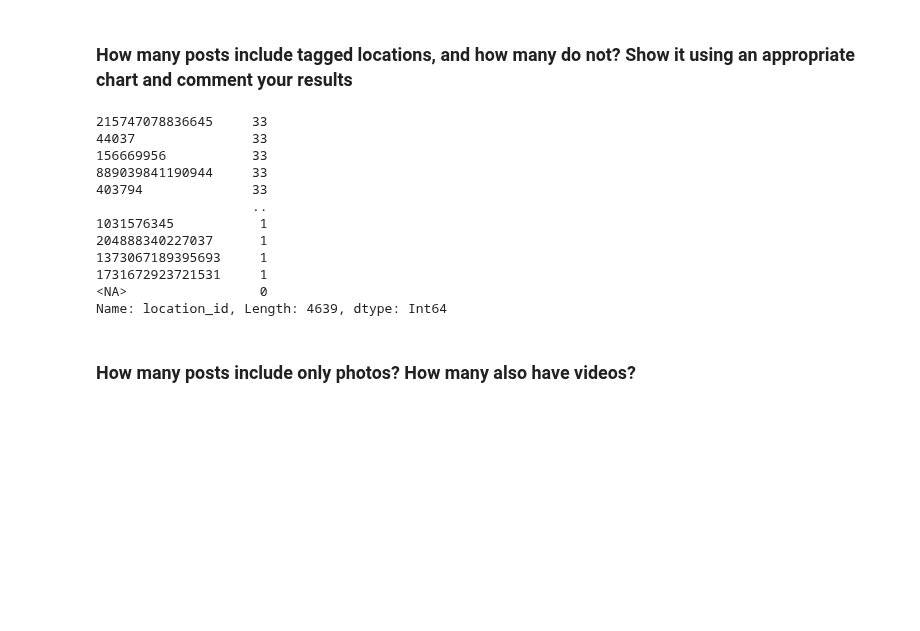
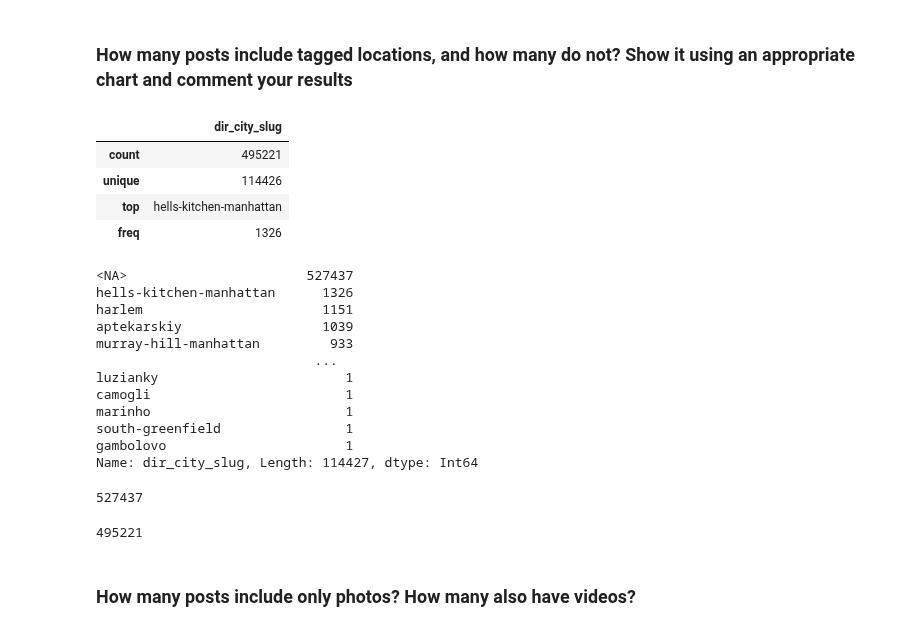
Before and after one commit to Prot10/ADM_HW_2, a Jupyter notebook: adm-carolina.ipynb, the cells around one changed output. Drawn from its saved outputs; the diff is of its cells as text; code cells hidden in the pictures; blank space fills up the shorter version.

```diff
--- a/adm-carolina.ipynb
+++ b/adm-carolina.ipynb
@@ -298,22 +298,43 @@ This is the post with the least number of comments in our chunk of data, but as
 ### How many posts include tagged locations, and how many do not? Show it using an appropriate chart and comment your results
 # %%
 d_loc = locations.col(["sid", "id", "name", "city", "cd", "dir_city_name", "dir_city_slug"])
+# %%
+d_loc[["dir_city_slug"]].describe()
+# %% [output]
+|  | dir_city_slug |
+| count | 495221 |
+| unique | 114426 |
+| top | hells-kitchen-manhattan |
+| freq | 1326 |
 # %%
-post_loc = d_posts["location_id"].value_counts(dropna=False)
+#divisi per locations
+post_loc = d_loc["dir_city_slug"].value_counts(dropna=False)
 post_loc
 # %% [output]
-215747078836645     33
-44037               33
-156669956           33
-889039841190944     33
-403794              33
-                    ..
-1031576345           1
-204888340227037      1
-1373067189395693     1
-1731672923721531     1
-<NA>                 0
-Name: location_id, Length: 4639, dtype: Int64
+<NA>                       527437
+hells-kitchen-manhattan      1326
+harlem                       1151
+aptekarskiy                  1039
+murray-hill-manhattan         933
+                            ...
+luzianky                        1
+camogli                         1
+marinho                         1
+south-greenfield                1
+gambolovo                       1
+Name: dir_city_slug, Length: 114427, dtype: Int64
+# %%
+#solo NA
+nan_loc = d_loc["dir_city_slug"].isna().sum()
+nan_loc
+# %% [output]
+527437
+# %%
+#solo post con locations
+loc_tag = d_loc["dir_city_slug"].value_counts().sum()
+loc_tag
+# %% [output]
+495221
 # %% [markdown]
 ### How many posts include only photos? How many also have videos?
 # %%
```
Also changed, not shown: parts of 2 cells of this notebook.
